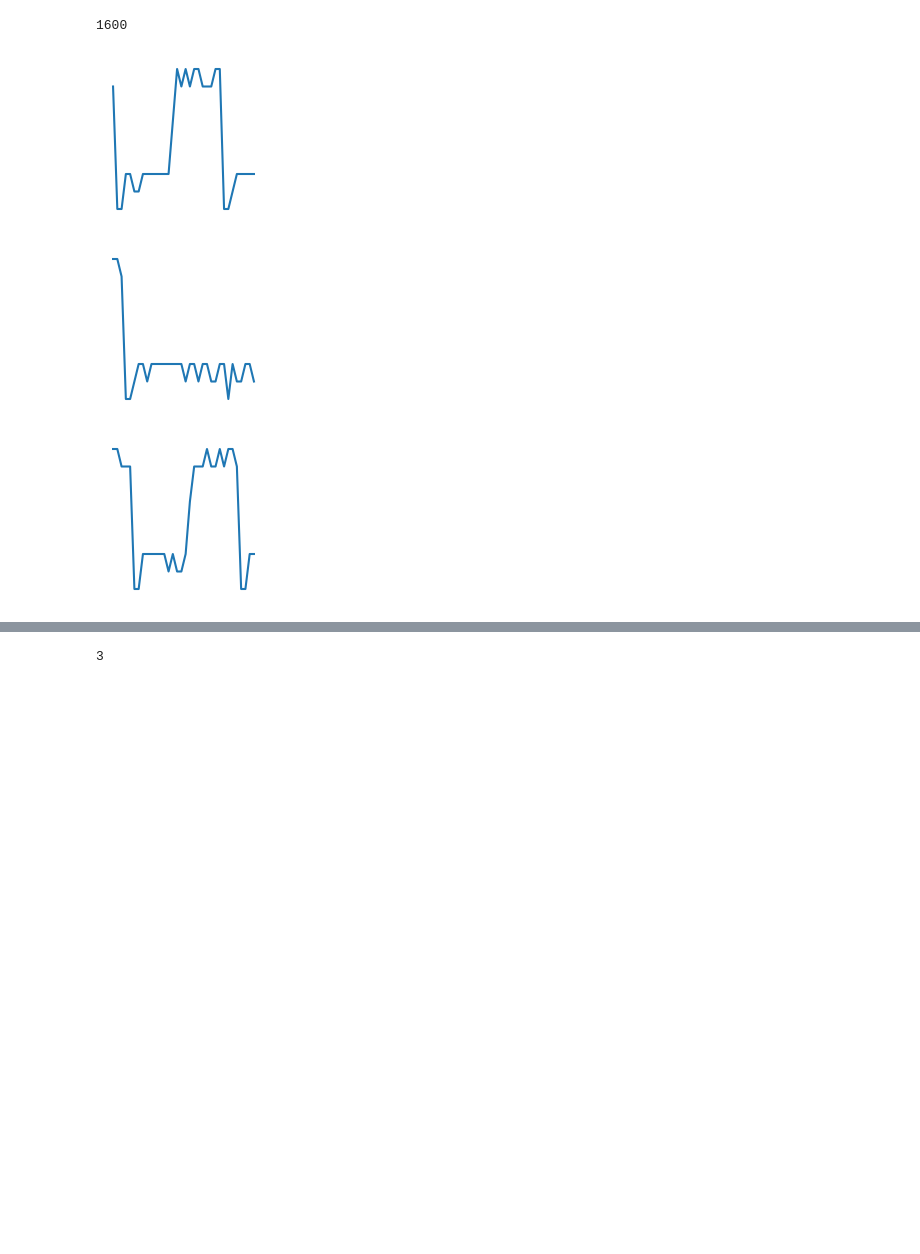
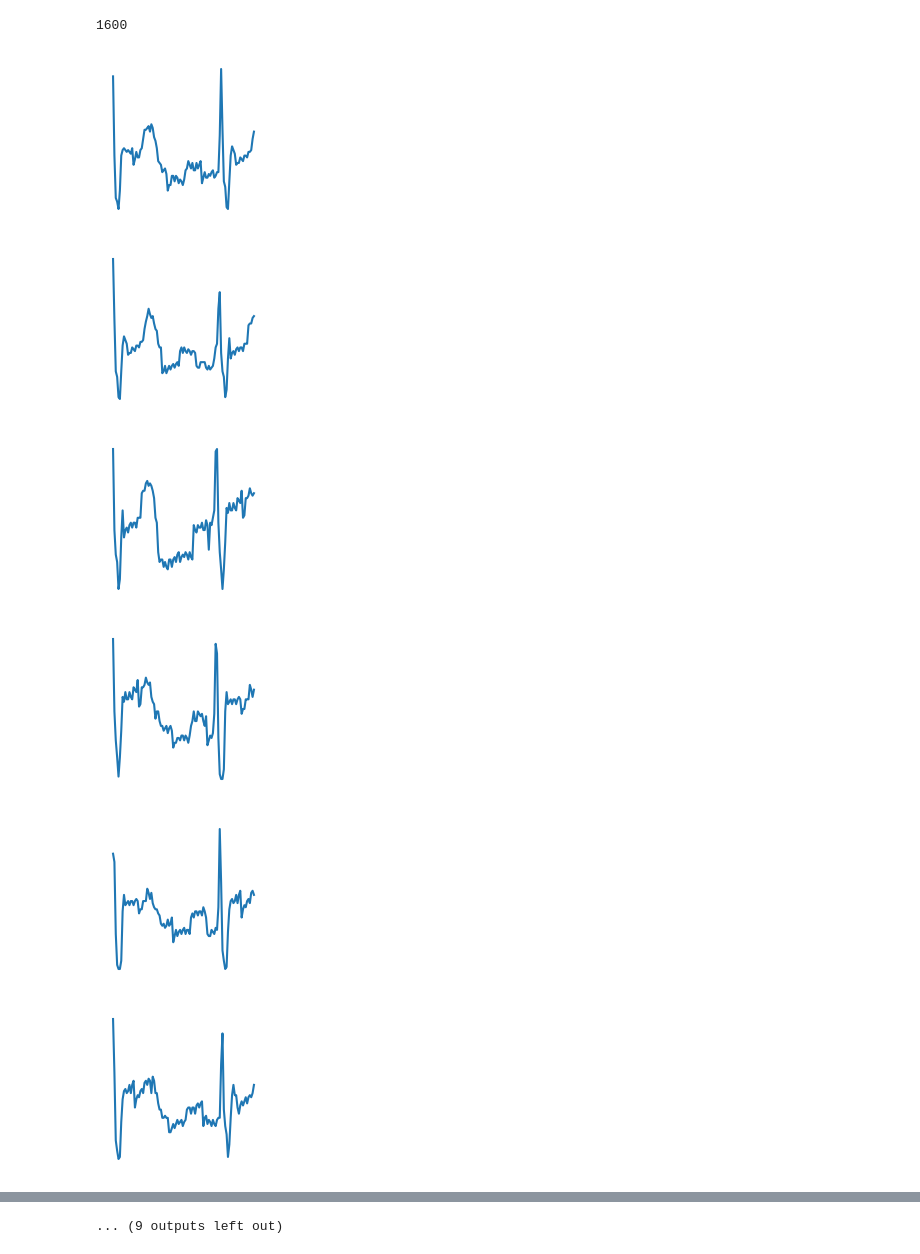
Before and after one commit to tinh2406/server_iot, a Jupyter notebook: train.ipynb, the cells around one changed output, grey strips where cells are left out. Cells and saved outputs as stored; diff of their text form; code cells hidden in the pictures; blank space fills up the shorter version.

```diff
--- a/train.ipynb
+++ b/train.ipynb
@@ -157,35 +157,38 @@ import matplotlib.pyplot as plt
 
 # Sample frequency and loading signal data
 sr = 125  # sample frequency
 arrays = values/np.max(arrays)
 signal = arrays
 MIN_DIFF = 100  # Minimum distance for peak adjustment
 
 # Detect R-peaks and refine with delineation
 _, rpeaks = nk.ecg_peaks(signal, sampling_rate=sr)
 
 # Convert R-peaks to integer array
 rpeaks = rpeaks['ECG_R_Peaks'].astype(int)
 
 
 # Plot configuration
-mode = 24  # width of the segment to plot
+mode = 100  # width of the segment to plot
 
 # Plot and save each segment
 def plotIMG(data, figsize):
     plt.figure(figsize=figsize)
     plt.plot(data)
     plt.axis('off')
     plt.show()
     plt.close()
 
 for i, peak in enumerate(rpeaks):
-    left, right = peak, peak + mode + 10
+    left, right = peak, peak + mode + 4
     if np.all([left > 0, right < len(signal)]):
         plotIMG(signal[left:right], (2,2))
 
 print(len(rpeaks))
 # %% [output]
-[figure, old version]
+[figure, new version]
-[figure, old version]
+[figure, new version]
-[figure, old version]
+[figure, new version]
+[figure, added]
+[figure, added]
+[figure, added]
@@ -192,4 +201,4 @@ print(len(rpeaks))
-3
+... (9 outputs left out)
 # %%
 _, rpeaks = nk.ecg_peaks(values, sampling_rate=sr)
 rpeaks = rpeaks['ECG_R_Peaks'].astype(int)
```
Also changed, not shown: parts of 6 cells of this notebook, 1 other file.
